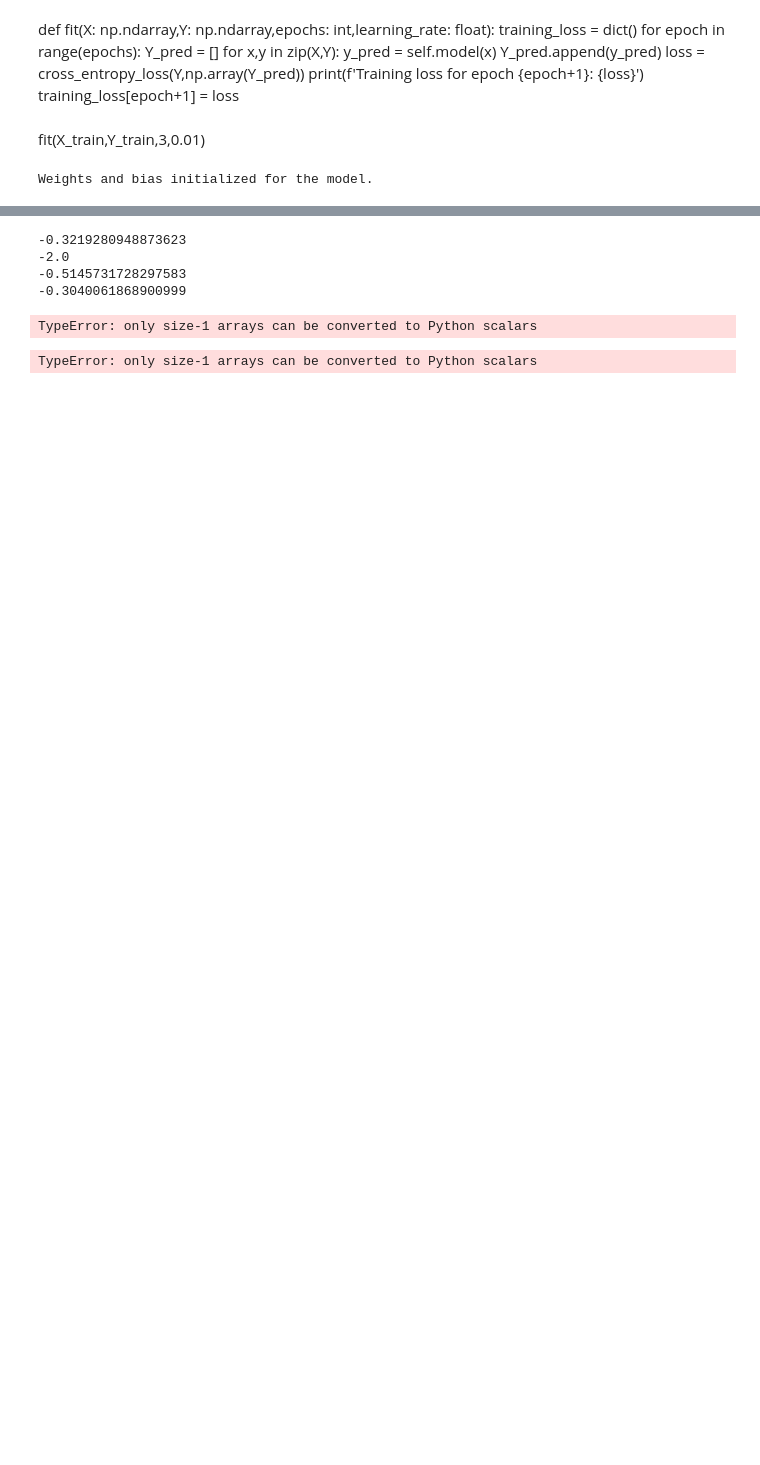
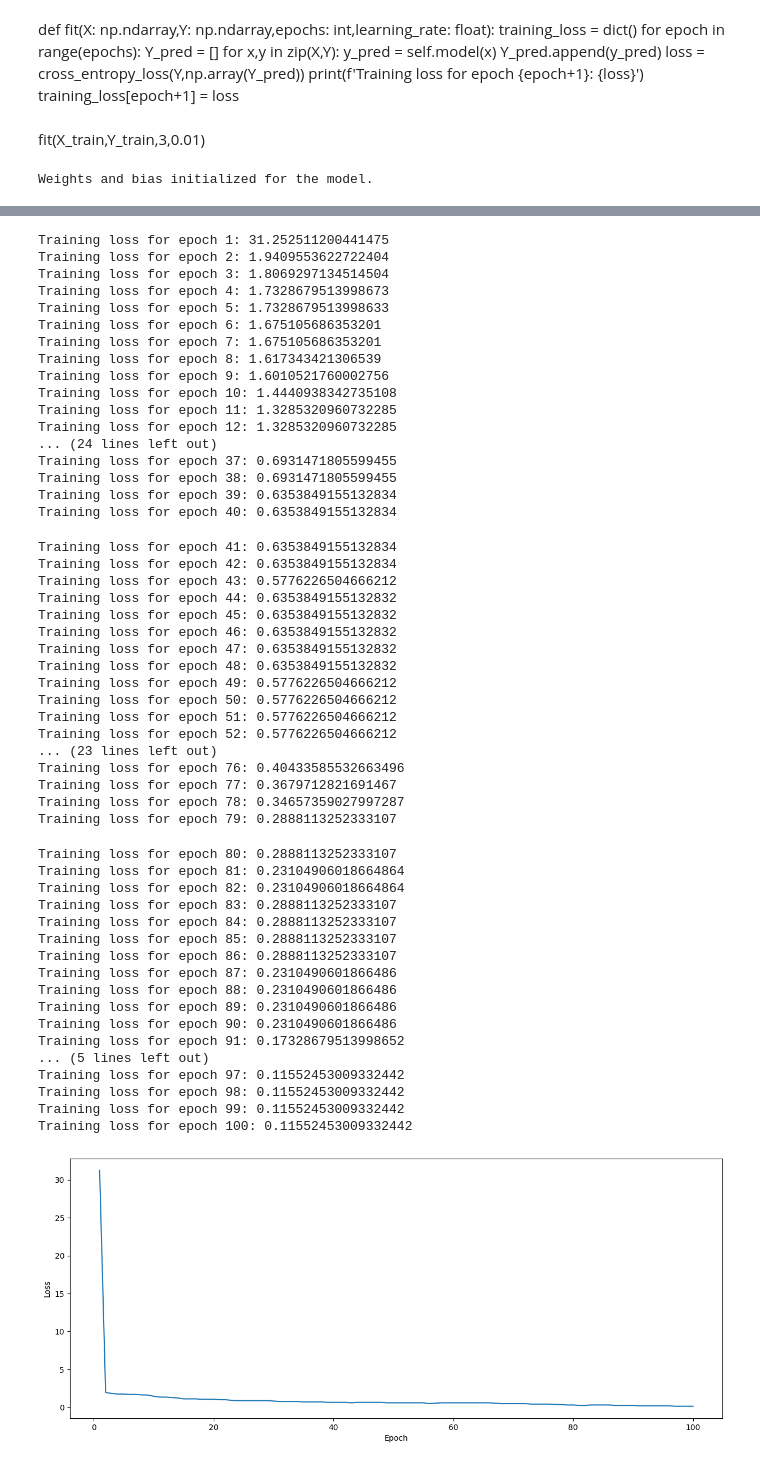
Before and after one commit to Abhijith-Nagarajan/PadhAI_Implementations, a Jupyter notebook: non-text-classification.ipynb, the cells around one changed output, grey strips where cells are left out. Saved outputs shown, nothing was run; the diff lists cells and outputs as text; code cells hidden in the pictures; blank space fills up the shorter version.

```diff
--- a/non-text-classification.ipynb
+++ b/non-text-classification.ipynb
@@ -90,0 +41,6 @@ class Sigmoid_Neuron:
+# %%
+X = np.array(X)
+# %%
+scaler = preprocessing.StandardScaler()
+# %%
+X_scaled = scaler.fit_transform(X)
@@ -104,5 +139,5 @@ fit(X_train,Y_train,3,0.01)
 # %%
-X_train, X_validation, Y_train, Y_validation = model_selection.train_test_split(X,Y,test_size= 0.3,random_state = 42)
+X_train, X_validation, Y_train, Y_validation = model_selection.train_test_split(X_scaled,Y,test_size= 0.3,random_state = 42)
 # %%
 classifier_model = Sigmoid_Neuron(np.shape(X_train)[1])
 # %% [output]
@@ -125,16 +145,55 @@ for val in 1-y_test_pred:
-# %%
-for val in y_test_pred:
-    print(math.log(val,2))
-# %% [output]
--0.3219280948873623
--2.0
--0.5145731728297583
--0.3040061868900999
-# %%
-print (-1*(1-y_test)*math.log(1-y_test_pred,2)+y_test*math.log(y_test_pred,2))
-# %% [output]
-TypeError: only size-1 arrays can be converted to Python scalars
 # %%
-train_loss = classifier_model.fit(X_train,Y_train,500,0.05)
+classifier_model.fit(X_train,Y_train,100,0.1)
 # %% [output]
-TypeError: only size-1 arrays can be converted to Python scalars
+Training loss for epoch 1: 31.252511200441475
+Training loss for epoch 2: 1.9409553622722404
+Training loss for epoch 3: 1.8069297134514504
+Training loss for epoch 4: 1.7328679513998673
+Training loss for epoch 5: 1.7328679513998633
+Training loss for epoch 6: 1.675105686353201
+Training loss for epoch 7: 1.675105686353201
+Training loss for epoch 8: 1.617343421306539
+Training loss for epoch 9: 1.6010521760002756
+Training loss for epoch 10: 1.4440938342735108
+Training loss for epoch 11: 1.3285320960732285
+Training loss for epoch 12: 1.3285320960732285
+... (24 lines left out)
+Training loss for epoch 37: 0.6931471805599455
+Training loss for epoch 38: 0.6931471805599455
+Training loss for epoch 39: 0.6353849155132834
+Training loss for epoch 40: 0.6353849155132834
+Training loss for epoch 41: 0.6353849155132834
+Training loss for epoch 42: 0.6353849155132834
+Training loss for epoch 43: 0.5776226504666212
+Training loss for epoch 44: 0.6353849155132832
+Training loss for epoch 45: 0.6353849155132832
+Training loss for epoch 46: 0.6353849155132832
+Training loss for epoch 47: 0.6353849155132832
+Training loss for epoch 48: 0.6353849155132832
+Training loss for epoch 49: 0.5776226504666212
+Training loss for epoch 50: 0.5776226504666212
+Training loss for epoch 51: 0.5776226504666212
+Training loss for epoch 52: 0.5776226504666212
+... (23 lines left out)
+Training loss for epoch 76: 0.40433585532663496
+Training loss for epoch 77: 0.3679712821691467
+Training loss for epoch 78: 0.34657359027997287
+Training loss for epoch 79: 0.2888113252333107
+Training loss for epoch 80: 0.2888113252333107
+Training loss for epoch 81: 0.23104906018664864
+Training loss for epoch 82: 0.23104906018664864
+Training loss for epoch 83: 0.2888113252333107
+Training loss for epoch 84: 0.2888113252333107
+Training loss for epoch 85: 0.2888113252333107
+Training loss for epoch 86: 0.2888113252333107
+Training loss for epoch 87: 0.2310490601866486
+Training loss for epoch 88: 0.2310490601866486
+Training loss for epoch 89: 0.2310490601866486
+Training loss for epoch 90: 0.2310490601866486
+Training loss for epoch 91: 0.17328679513998652
+... (5 lines left out)
+Training loss for epoch 97: 0.11552453009332442
+Training loss for epoch 98: 0.11552453009332442
+Training loss for epoch 99: 0.11552453009332442
+Training loss for epoch 100: 0.11552453009332442
+[figure, added]
```
Also changed, not shown: parts of 9 cells of this notebook.
